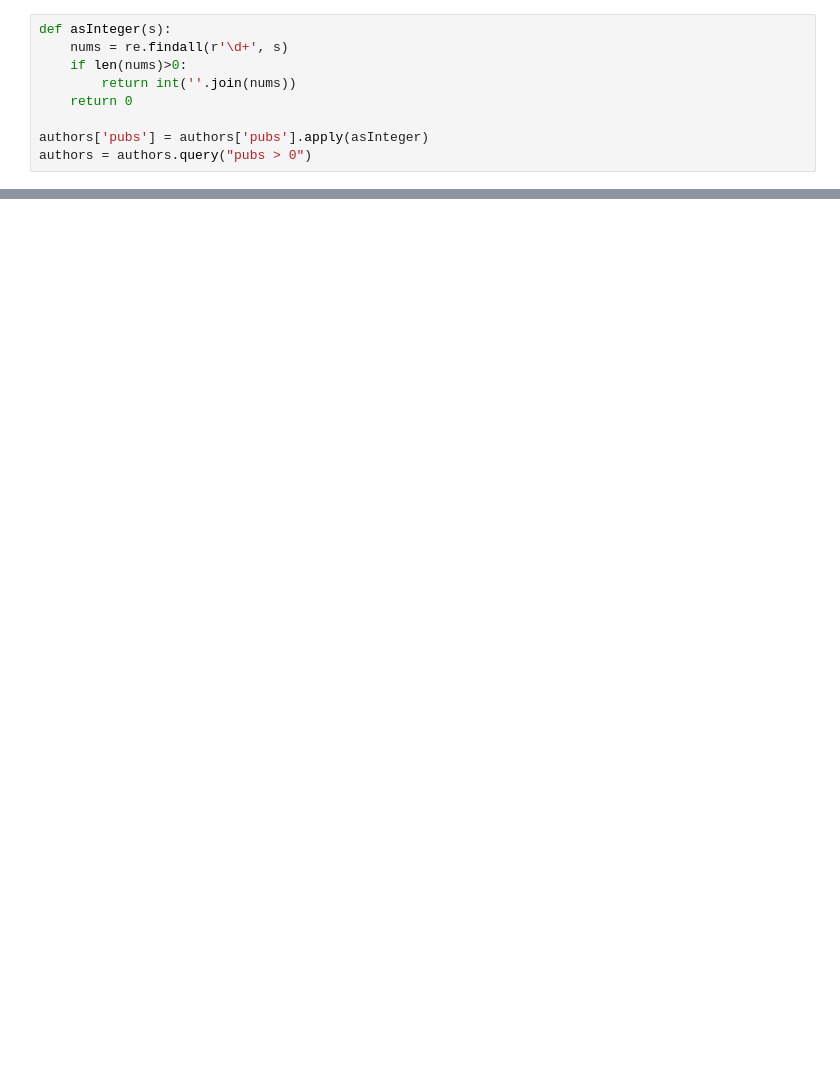
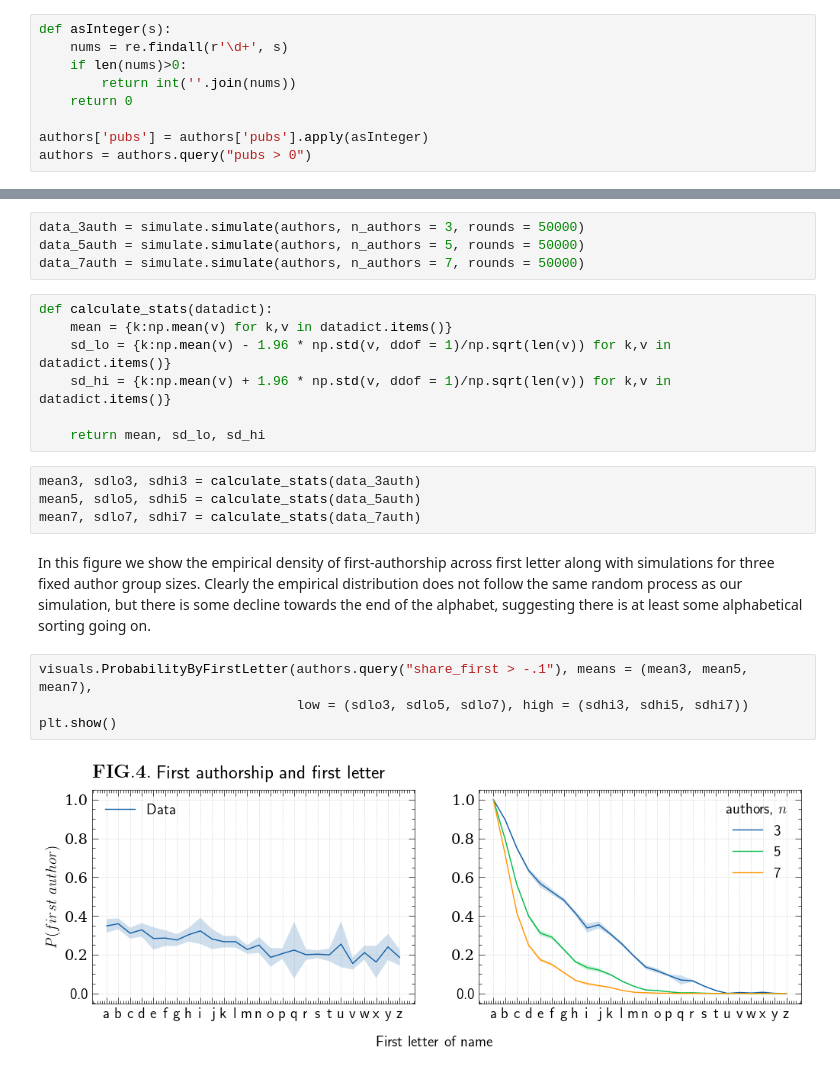
Before and after one commit to Kristianuruplarsen/data_project, a Jupyter notebook: data_project.ipynb, the cells around one changed output, grey strips where cells are left out. Saved outputs shown, nothing was run; the diff lists cells and outputs as text; blank space fills up the shorter version.

```diff
--- a/data_project.ipynb
+++ b/data_project.ipynb
@@ -143,0 +138,23 @@ nx.draw(G, node_size = 1)
+# %%
+data_3auth = simulate.simulate(authors, n_authors = 3, rounds = 50000)
+data_5auth = simulate.simulate(authors, n_authors = 5, rounds = 50000)
+data_7auth = simulate.simulate(authors, n_authors = 7, rounds = 50000)
+# %%
+def calculate_stats(datadict):
+    mean = {k:np.mean(v) for k,v in datadict.items()}
+    sd_lo = {k:np.mean(v) - 1.96 * np.std(v, ddof = 1)/np.sqrt(len(v)) for k,v in datadict.items()}
+    sd_hi = {k:np.mean(v) + 1.96 * np.std(v, ddof = 1)/np.sqrt(len(v)) for k,v in datadict.items()}
+
+    return mean, sd_lo, sd_hi
+# %%
+mean3, sdlo3, sdhi3 = calculate_stats(data_3auth)
+mean5, sdlo5, sdhi5 = calculate_stats(data_5auth)
+mean7, sdlo7, sdhi7 = calculate_stats(data_7auth)
+# %% [markdown]
+In this figure we show the empirical density of first-authorship across first letter along with simulations for three fixed author group sizes. Clearly the empirical distribution does not follow the same random process as our simulation, but there is some decline towards the end of the alphabet, suggesting there is at least some alphabetical sorting going on.
+# %%
+visuals.ProbabilityByFirstLetter(authors.query("share_first > -.1"), means = (mean3, mean5, mean7),
+                                 low = (sdlo3, sdlo5, sdlo7), high = (sdhi3, sdhi5, sdhi7))
+plt.show()
+# %% [output]
+[figure, added]
```
Also changed, not shown: parts of 50 cells of this notebook, 8 other files.
